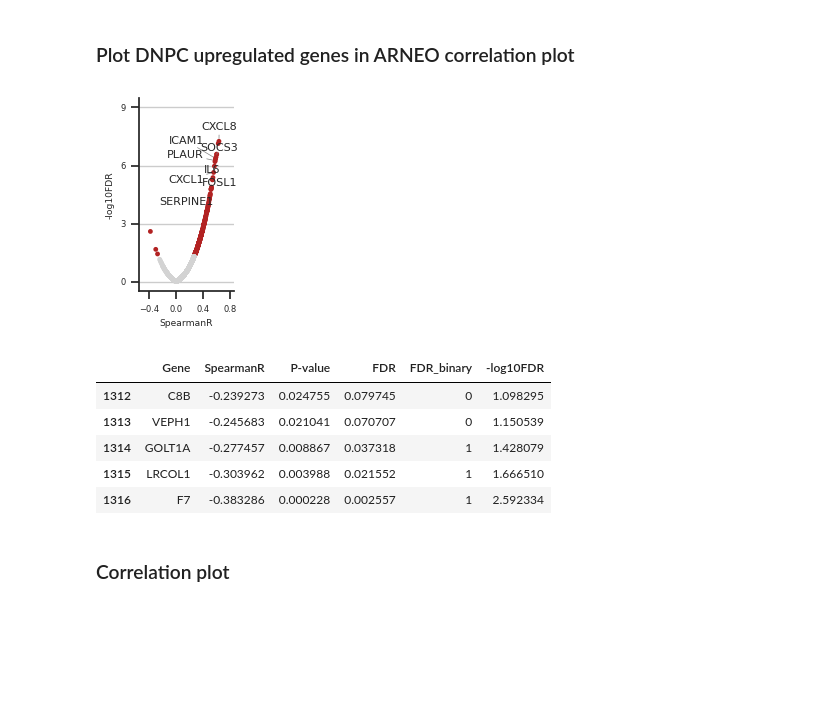
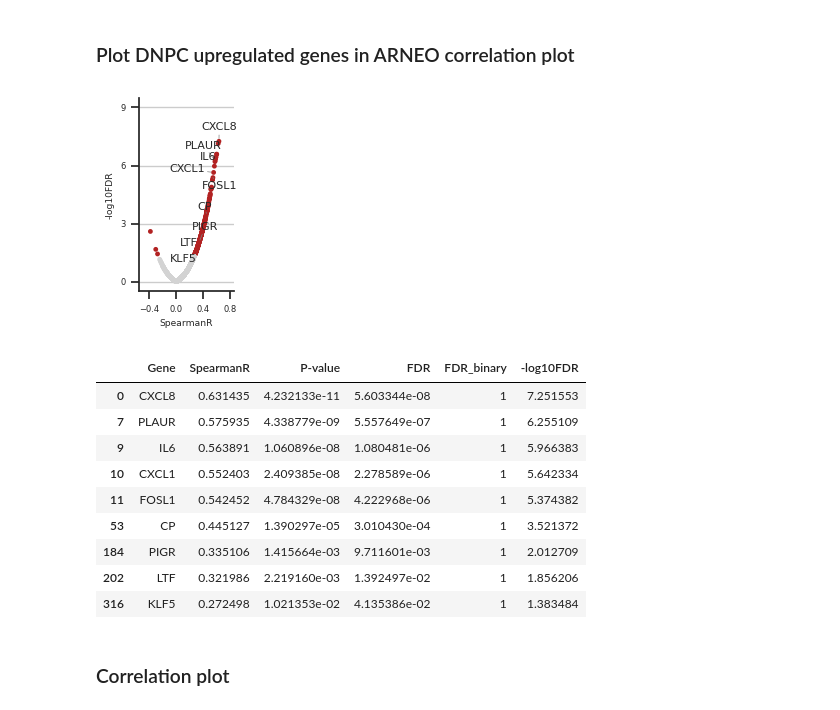
Before and after one commit to akiviaho/prostate_cancer_plasticity, a Jupyter notebook: ARNEO_enrichment_analysis.ipynb, the cells around one changed output. Cells and saved outputs as stored; diff of their text form; code cells hidden in the pictures; blank space fills up the shorter version.

```diff
--- a/ARNEO_enrichment_analysis.ipynb
+++ b/ARNEO_enrichment_analysis.ipynb
@@ -285,7 +478,7 @@ for idx, signature in enumerate(signatures):
         data2 = plot_data[plot_data[cat] == g2][signature].dropna()
         if len(data1) > 0 and len(data2) > 0:
             _, mw_pval = mannwhitneyu(data1, data2, alternative='two-sided')
-            mw_pvals.append(f"{g1} vs {g2}: {mw_pval:.4f}")
+            mw_pvals.append(f"{mw_pval:.4f}")
 
     #ax.set_xlabel('')
     ax.spines[['top','right']].set_visible(False)
@@ -650,6 +659,11 @@ if (gsva_res_df.index == metadata.loc[overlap].index).all():
 
 dat_treated_with_clinical = pd.merge(dat_treated,arneo_clinical,left_index=True,right_index=True)
 
+### CALCULATE REGULON GROUP MEAN SCORE ###
+for k in tfs_dict:
+    regulons = [r + ' regulon' for r in tfs_dict[k]]
+    dat_treated_with_clinical[k] = zscore(dat_treated_with_clinical[regulons].mean(axis=1))
+
 dat_treated_with_clinical[gene_signature_names] = zscore(dat_treated_with_clinical[gene_signature_names])
 
 dat_treated_with_clinical['ypT stage'] = pd.Categorical(dat_treated_with_clinical['ypT2'].map({1:'ypT2',0:'ypT3/4'}),categories=['ypT2','ypT3/4'])
@@ -683,9 +681,9 @@ sns.set_theme(style='white', palette=pal, font_scale=0.55, rc={
     'ytick.left': True
 })
 
-regress_out_rcb_volume = True
-sig1 = 'AR regulon'
-sig2 = 'SOX4 regulon'
+regress_out_rcb_volume = False
+sig1 = 'Androgen signaling response' # AR
+sig2 = 'NF-κB survival signaling' # FOSL1
 marker_var = 'BCR_3y'
 
 df_all = dat_treated_with_clinical.copy()
@@ -693,11 +691,13 @@ df_all = dat_treated_with_clinical.copy()
 if regress_out_rcb_volume:
     df = df_all[[c for c in df_all.columns if 'regulon' in c] + ['Fibroblast pct']]
     df = regress_out_signature(df,'Fibroblast pct')
+    #df = df_all[[c for c in df_all.columns if 'regulon' in c] + ['Fibroblast pct','Endothelial cell pct']]
+    #df = regress_out_signatures(df,['Fibroblast pct', 'Endothelial cell pct'])
     df_all[df.columns] = df
 
 
 #df_all[[sig1,sig2]] = zscore(df_all[[sig1,sig2]])
-fig, axes = plt.subplots(1, 2, figsize=(5.5, 3), sharey=True, sharex=True)
+fig, axes = plt.subplots(1, 2, figsize=(5.1, 3), sharey=True, sharex=True)
 
 for ax, tstage in zip(axes, ['ypT2', 'ypT3/4']):
     df = df_all[df_all['ypT stage'] == tstage].copy()
@@ -725,7 +725,7 @@ for ax, tstage in zip(axes, ['ypT2', 'ypT3/4']):
         linewidth=0.5,
         s=32,
         hue='TRT_GROUP',
-        style = marker_var,
+        #style = marker_var,
         ax=ax
     )
 
@@ -736,7 +736,9 @@ for ax, tstage in zip(axes, ['ypT2', 'ypT3/4']):
 
 # optional: only show legend once
 axes[0].legend_.remove()
-#axes[1].legend_.remove()
+axes[1].legend_.remove()
+ax.set_xlim(-2.1,2.1)
+ax.set_xticks([-2,-1,0,1,2])
 
 plt.tight_layout()
 #plt.savefig(f'/home/ak431480/plots/{sig1}_vs_{sig2}_split_by_ypT_status.pdf')
@@ -1162,7 +1063,7 @@ def p_to_star(p):
 plot_df = gsva_res_meta[~((gsva_res_meta == 'missing').any(axis=1))].reset_index(drop=True)
 
 
-sig = 'ASCL1 regulon'
+sig = 'AR regulon'
 var = 'PTEN_STATUS'
 alt_type = 'del' # 'gain', 'del'
 
@@ -1546,16 +1449,15 @@ inflammation_genes = [
     "CXCL8",
     "IL6",
     "CXCL1",
-    "ICAM1",
-    "SOCS3",
+    #"ICAM1",
+    #"SOCS3",
     "PLAUR",
-#    "MAP3K8",
-#    "TNFRSF12A",
+    "PIGR",
+    'CP',
+    'LTF',
     "FOSL1",
-    "SERPINE1",
-#    "ADORA2B"
+    "KLF5",
 ]
-
 
 top_genes = results_df[(results_df['FDR']<0.05) & (results_df['Gene'].isin(inflammation_genes))]
 
@@ -1568,45 +1470,49 @@ sns.scatterplot(data=results_df,
                 x='SpearmanR',
                 y='-log10FDR',
                 hue='FDR_binary',
                 edgecolor='black',
                 linewidth=0,
                 s=12,
                 legend=None,
                 ax=ax)
 
 from adjustText import adjust_text
 
 texts = []
 for _, row in top_genes.iterrows():
     texts.append(ax.text(row['SpearmanR'], row['-log10FDR'], row['Gene'], fontsize=8, ha='right'))
 
 ax.set_yticks([0,3,6,9])
 ax.set_ylim([-0.5,9.5])
 ax.set_xticks([-0.4,0,0.4,0.8])
 ax.set_xlim(-0.55,0.85)
 adjust_text(texts, ax=ax, arrowprops=dict(arrowstyle='-', color='gray', lw=0.5))
 
 
 ax.spines[['top', 'right']].set_visible(False)
 plt.grid(axis='y')
 
 plt.tight_layout()
 
 plt.savefig('/home/ak431480/plots/ARNEO_correlating_chemokines.pdf')
 plt.show()
 # %% [output]
-[figure, old version]
+[figure, new version]
 # %%
 #results_df[results_df['Gene'].str.contains('TNF')]
 results_df[results_df['Gene'].isin(inflammation_genes)]
-results_df[-5:]
+#results_df[-5:]
 # %% [output]
 |  | Gene | SpearmanR | P-value | FDR | FDR_binary | -log10FDR |
-| 1312 | C8B | -0.239273 | 0.024755 | 0.079745 | 0 | 1.098295 |
-| 1313 | VEPH1 | -0.245683 | 0.021041 | 0.070707 | 0 | 1.150539 |
-| 1314 | GOLT1A | -0.277457 | 0.008867 | 0.037318 | 1 | 1.428079 |
-| 1315 | LRCOL1 | -0.303962 | 0.003988 | 0.021552 | 1 | 1.666510 |
-| 1316 | F7 | -0.383286 | 0.000228 | 0.002557 | 1 | 2.592334 |
+| 0 | CXCL8 | 0.631435 | 4.232133e-11 | 5.603344e-08 | 1 | 7.251553 |
+| 7 | PLAUR | 0.575935 | 4.338779e-09 | 5.557649e-07 | 1 | 6.255109 |
+| 9 | IL6 | 0.563891 | 1.060896e-08 | 1.080481e-06 | 1 | 5.966383 |
+| 10 | CXCL1 | 0.552403 | 2.409385e-08 | 2.278589e-06 | 1 | 5.642334 |
+| 11 | FOSL1 | 0.542452 | 4.784329e-08 | 4.222968e-06 | 1 | 5.374382 |
+| 53 | CP | 0.445127 | 1.390297e-05 | 3.010430e-04 | 1 | 3.521372 |
+| 184 | PIGR | 0.335106 | 1.415664e-03 | 9.711601e-03 | 1 | 2.012709 |
+| 202 | LTF | 0.321986 | 2.219160e-03 | 1.392497e-02 | 1 | 1.856206 |
+| 316 | KLF5 | 0.272498 | 1.021353e-02 | 4.135386e-02 | 1 | 1.383484 |
 # %% [markdown]
 ### Correlation plot
 # %%
```
Also changed, not shown: parts of 124 cells of this notebook.
